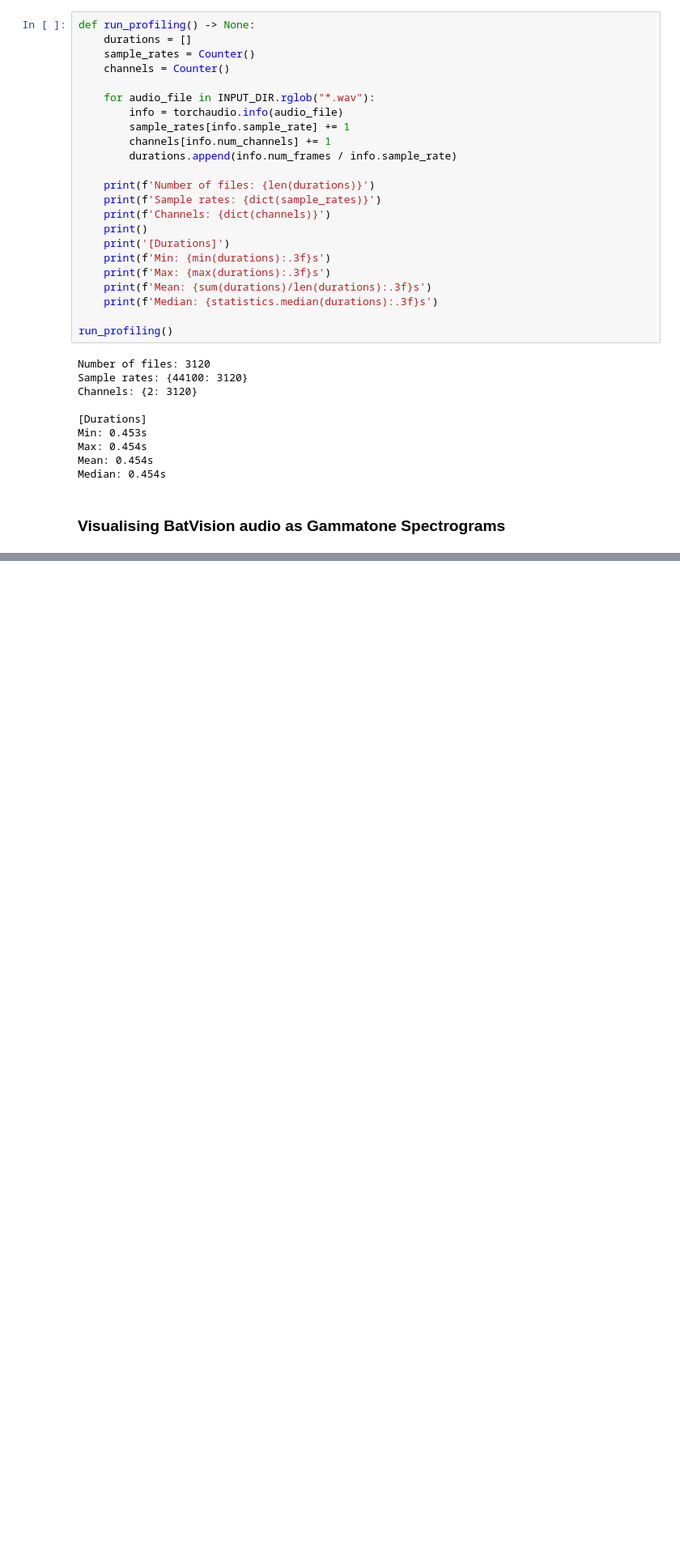
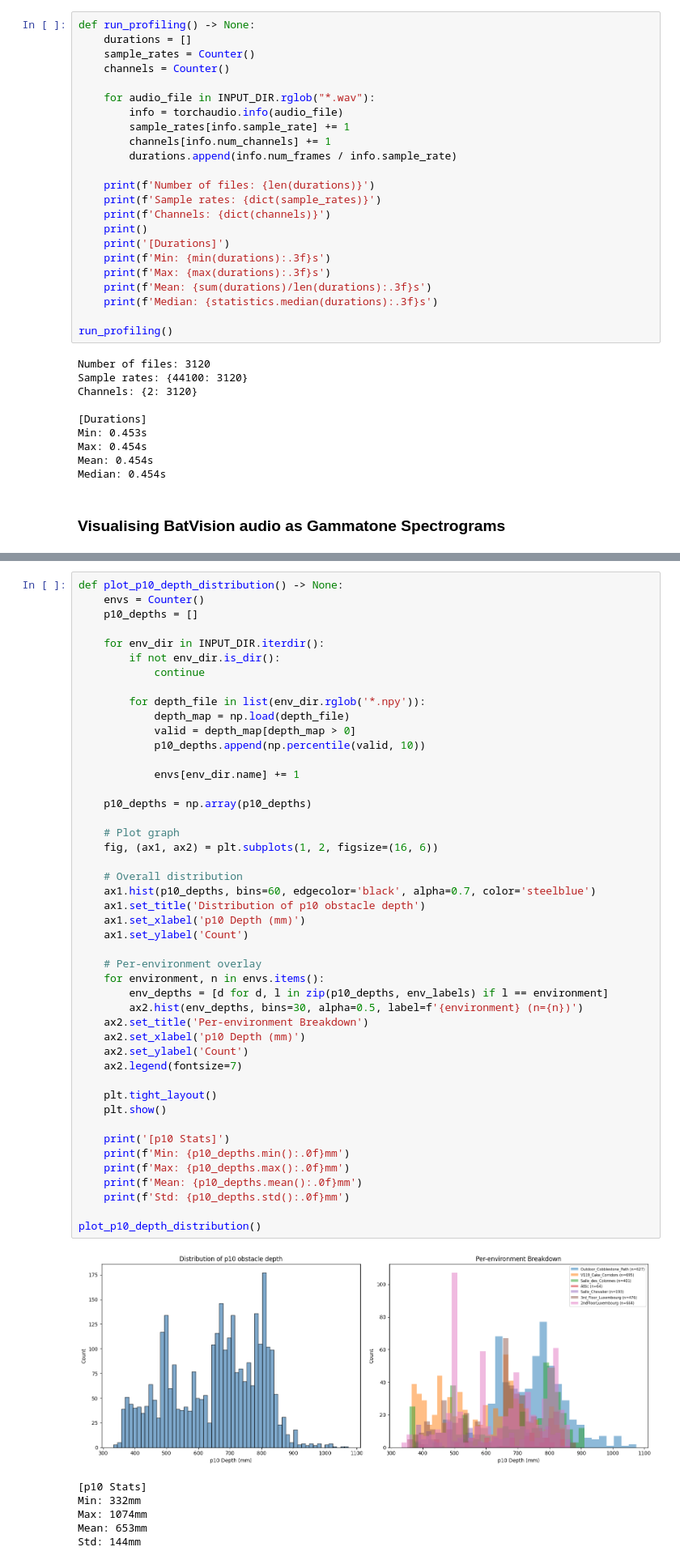
Before and after one commit to jackr03/bio-inspired-sonar-for-underwater-object-detection, a Jupyter notebook: notebooks/phase3/exploration.ipynb, the cells around one changed output, grey strips where cells are left out. Shown at 81% size. Drawn from its saved outputs; the diff is of its cells as text; blank space fills up the shorter version.

```diff
--- a/notebooks/phase3/exploration.ipynb
+++ b/notebooks/phase3/exploration.ipynb
@@ -138,0 +155,53 @@ Preprocessed: 20021 samples (0.45s)
+# %%
+def plot_p10_depth_distribution() -> None:
+    envs = Counter()
+    p10_depths = []
+
+    for env_dir in INPUT_DIR.iterdir():
+        if not env_dir.is_dir():
+            continue
+
+        for depth_file in list(env_dir.rglob('*.npy')):
+            depth_map = np.load(depth_file)
+            valid = depth_map[depth_map > 0]
+            p10_depths.append(np.percentile(valid, 10))
+
+            envs[env_dir.name] += 1
+
+    p10_depths = np.array(p10_depths)
+
+    # Plot graph
+    fig, (ax1, ax2) = plt.subplots(1, 2, figsize=(16, 6))
+
+    # Overall distribution
+    ax1.hist(p10_depths, bins=60, edgecolor='black', alpha=0.7, color='steelblue')
+    ax1.set_title('Distribution of p10 obstacle depth')
+    ax1.set_xlabel('p10 Depth (mm)')
+    ax1.set_ylabel('Count')
+
+    # Per-environment overlay
+    for environment, n in envs.items():
+        env_depths = [d for d, l in zip(p10_depths, env_labels) if l == environment]
+        ax2.hist(env_depths, bins=30, alpha=0.5, label=f'{environment} (n={n})')
+    ax2.set_title('Per-environment Breakdown')
+    ax2.set_xlabel('p10 Depth (mm)')
+    ax2.set_ylabel('Count')
+    ax2.legend(fontsize=7)
+
+    plt.tight_layout()
+    plt.show()
+
+    print('[p10 Stats]')
+    print(f'Min: {p10_depths.min():.0f}mm')
+    print(f'Max: {p10_depths.max():.0f}mm')
+    print(f'Mean: {p10_depths.mean():.0f}mm')
+    print(f'Std: {p10_depths.std():.0f}mm')
+
+plot_p10_depth_distribution()
+# %% [output]
+[figure, added]
+[p10 Stats]
+Min: 332mm
+Max: 1074mm
+Mean: 653mm
+Std: 144mm
```
Also changed, not shown: parts of 2 cells of this notebook, 5 other files.
